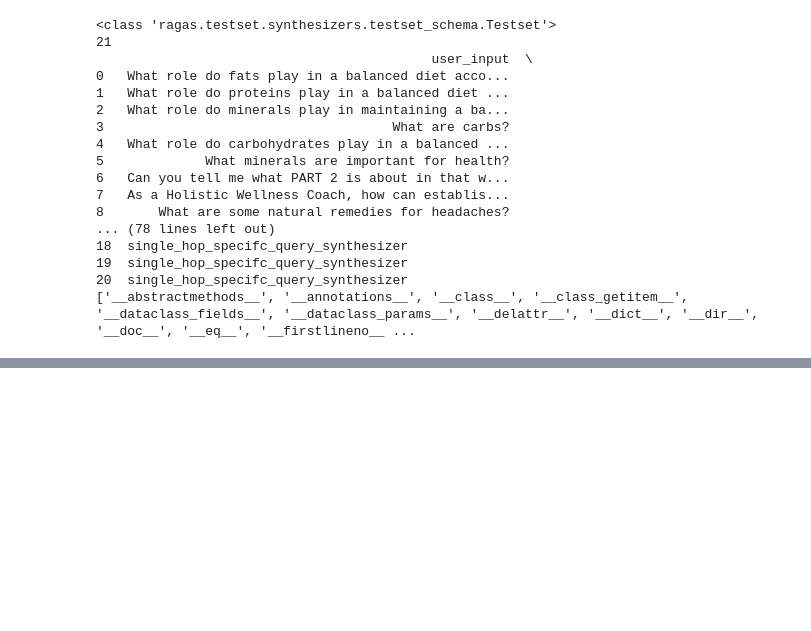
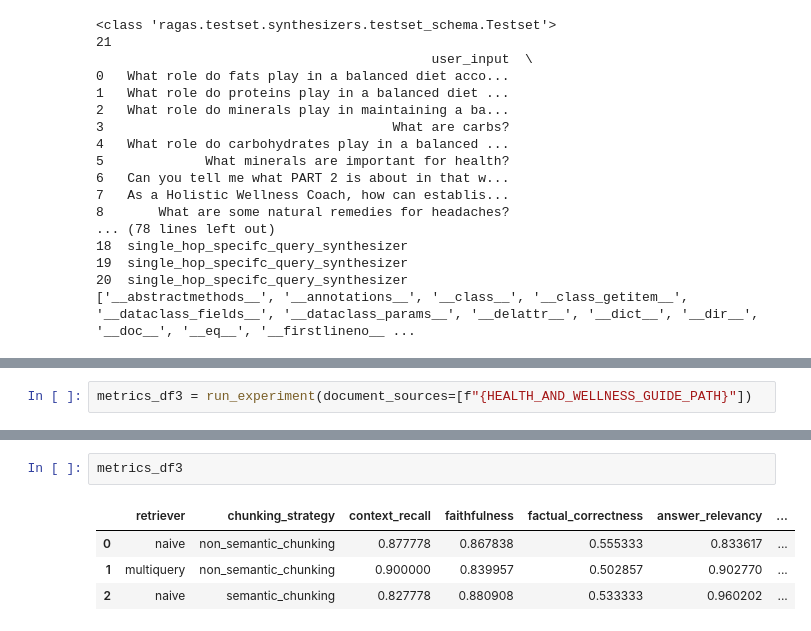
Before and after one commit to adeb09/AIE9, a Jupyter notebook: 11_Advanced_Retrieval/Advanced_Retrieval_with_LangChain_Assignment.ipynb, the cells around one changed output, grey strips where cells are left out. Drawn from its saved outputs; the diff is of its cells as text; blank space fills up the shorter version.

```diff
--- a/11_Advanced_Retrieval/Advanced_Retrieval_with_LangChain_Assignment.ipynb
+++ b/11_Advanced_Retrieval/Advanced_Retrieval_with_LangChain_Assignment.ipynb
@@ -600,0 +1434,2 @@ run()
+# %%
+metrics_df3 = run_experiment(document_sources=[f"{HEALTH_AND_WELLNESS_GUIDE_PATH}"])
@@ -600,0 +1492,7 @@ run()
+# %%
+metrics_df3
+# %% [output]
+|  | retriever | chunking_strategy | context_recall | faithfulness | factual_correctness | answer_relevancy | ... |
+| 0 | naive | non_semantic_chunking | 0.877778 | 0.867838 | 0.555333 | 0.833617 | ... |
+| 1 | multiquery | non_semantic_chunking | 0.900000 | 0.839957 | 0.502857 | 0.902770 | ... |
+| 2 | naive | semantic_chunking | 0.827778 | 0.880908 | 0.533333 | 0.960202 | ... |
```
Also changed, not shown: parts of 11 cells of this notebook, 3 other files.
